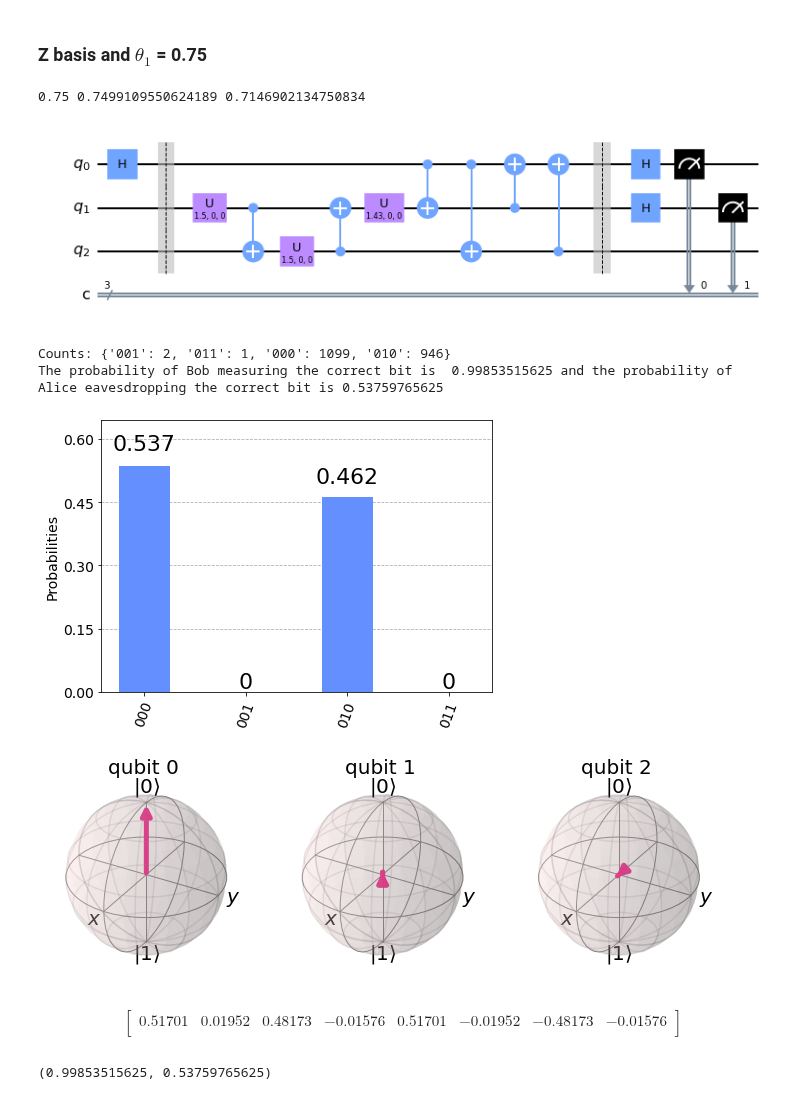
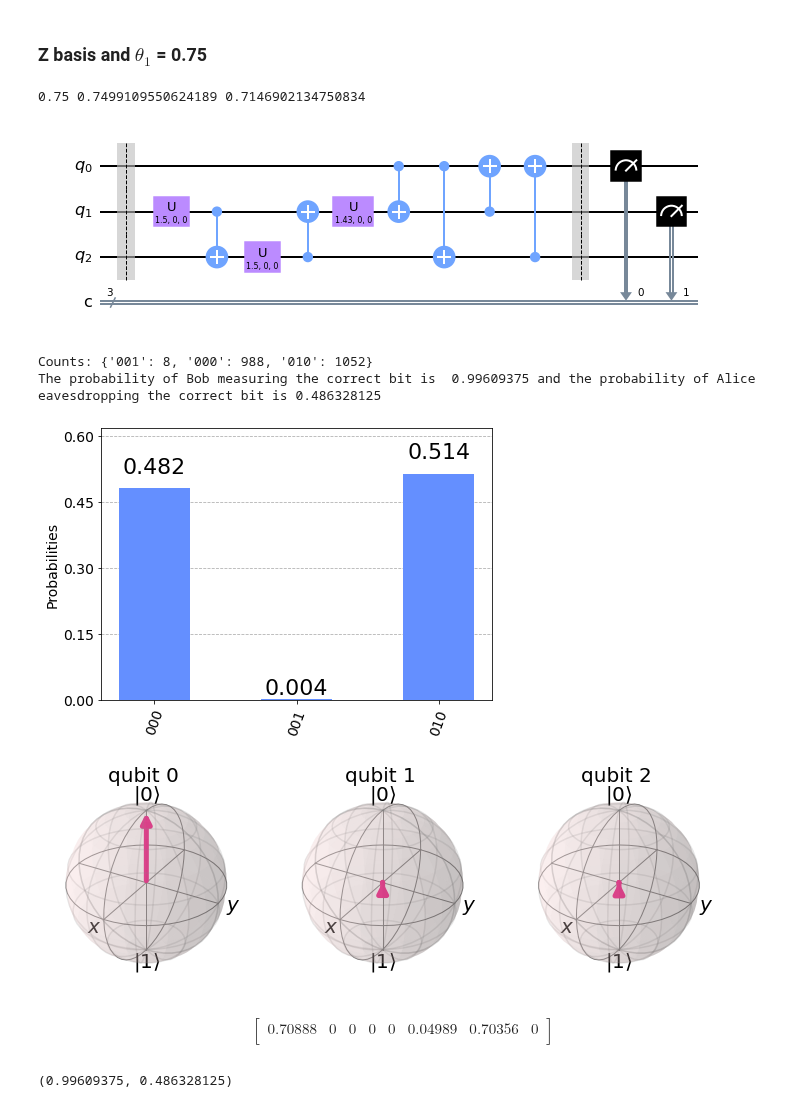
Before and after one commit to egrace479/QuForceBB84Proj, a Jupyter notebook: notebooks/cloning_checks.ipynb, the cells around one changed output. Drawn from its saved outputs; the diff is of its cells as text; code cells hidden in the pictures.

```diff
--- a/notebooks/cloning_checks.ipynb
+++ b/notebooks/cloning_checks.ipynb
@@ -682,22 +682,22 @@ def displayresult(qc,sv,alice_bit=0,show=True):
 # %% [markdown]
 ### Z basis and $\theta_{1}$ = 0.75
 # %%
-qc, sv = cloningcircuit(alice_bit = 0, alice_base = 1, theta1=0.75)
+qc, sv = cloningcircuit(alice_bit = 0, alice_base = 0, theta1=0.75)
 display(qc.draw(output='mpl'))
 displayresult(qc,sv,alice_bit=0)
 # %% [output]
 0.75 0.7499109550624189 0.7146902134750834
-[figure, old version]
+[figure, new version]
-Counts: {'001': 2, '011': 1, '000': 1099, '010': 946}
-The probability of Bob measuring the correct bit is  0.99853515625 and the probability of Alice eavesdropping the correct bit is 0.53759765625
+Counts: {'001': 8, '000': 988, '010': 1052}
+The probability of Bob measuring the correct bit is  0.99609375 and the probability of Alice eavesdropping the correct bit is 0.486328125
-[figure, old version]
+[figure, new version]
-[figure, old version]
+[figure, new version]
 $$
 \begin{bmatrix}
-0.51701 & 0.01952 & 0.48173 & -0.01576 & 0.51701 & -0.01952 & -0.48173 & -0.01576  \\
+0.70888 & 0 & 0 & 0 & 0 & 0.04989 & 0.70356 & 0  \\
  \end{bmatrix}
 $$
-(0.99853515625, 0.53759765625)
+(0.99609375, 0.486328125)
 # %%
 prob_bobs = []
 prob_alices = []
```
Also changed, not shown: parts of 2 cells of this notebook.
